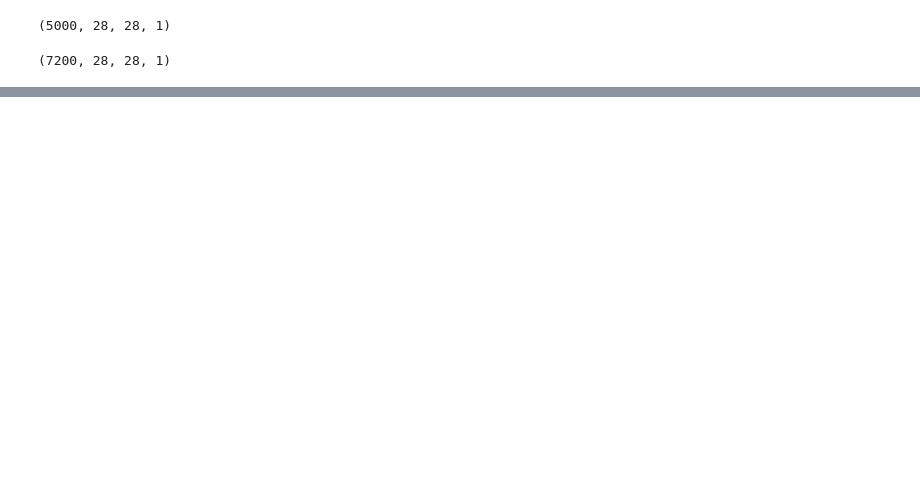
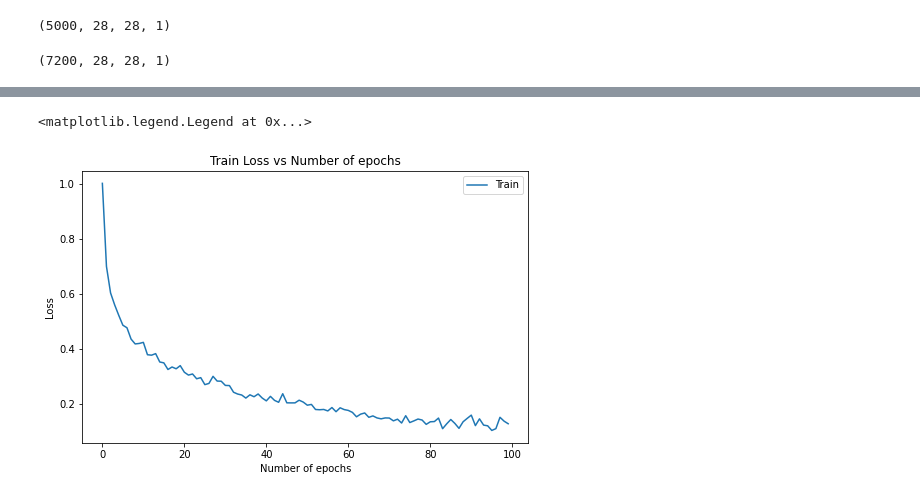
Before and after one commit to ImageBhattarai/FashionMNISTCNN, a Jupyter notebook: CNN_FashionMNIST_Gaussian.ipynb, the cells around one changed output, grey strips where cells are left out. Drawn from its saved outputs; the diff is of its cells as text; code cells hidden in the pictures; blank space fills up the shorter version.

Commit message:
added plots

```diff
--- a/CNN_FashionMNIST_Gaussian.ipynb
+++ b/CNN_FashionMNIST_Gaussian.ipynb
@@ -149,0 +150,15 @@ for i, ax in enumerate(axis.flat):
+# %%
+#Generate Plots
+train_loss = train_model.history['loss']
+train_acc = train_model.history['accuracy']
+xc = range(No_epochs)
+# %%
+plt.figure(1, figsize=(8,5))
+plt.plot(xc,train_loss)
+plt.xlabel("Number of epochs")
+plt.ylabel("Loss")
+plt.title("Train Loss vs Number of epochs")
+plt.legend(['Train'])
+# %% [output]
+<matplotlib.legend.Legend at 0x...>
+[figure, added]
```
Also changed, not shown: parts of 5 cells of this notebook.
